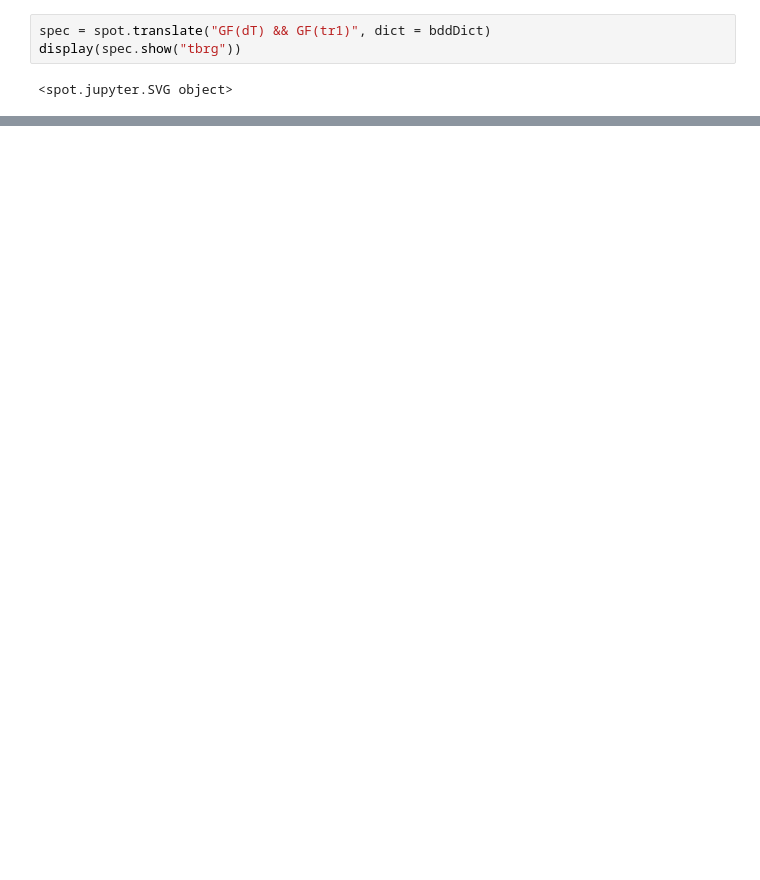
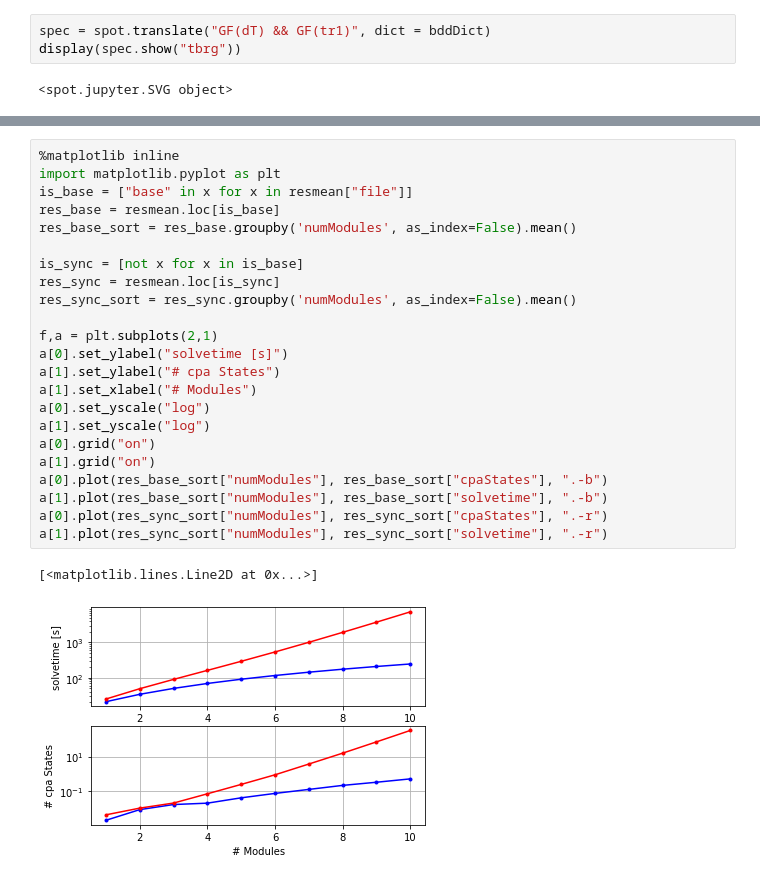
Before and after one commit to PhilippSchlehuberCaissier/wspot, a Jupyter notebook: code/energy_buechi_bench.ipynb, the cells around one changed output, grey strips where cells are left out. Drawn from its saved outputs; the diff is of its cells as text; blank space fills up the shorter version.

```diff
--- a/code/energy_buechi_bench.ipynb
+++ b/code/energy_buechi_bench.ipynb
@@ -231,3 +224,29 @@ resmean
+# %%
+%matplotlib inline
+import matplotlib.pyplot as plt
+is_base = ["base" in x for x in resmean["file"]]
+res_base = resmean.loc[is_base]
+res_base_sort = res_base.groupby('numModules', as_index=False).mean()
+
+is_sync = [not x for x in is_base]
+res_sync = resmean.loc[is_sync]
+res_sync_sort = res_sync.groupby('numModules', as_index=False).mean()
+
+f,a = plt.subplots(2,1)
+a[0].set_ylabel("solvetime [s]")
+a[1].set_ylabel("# cpa States")
+a[1].set_xlabel("# Modules")
+a[0].set_yscale("log")
+a[1].set_yscale("log")
+a[0].grid("on")
+a[1].grid("on")
+a[0].plot(res_base_sort["numModules"], res_base_sort["cpaStates"], ".-b")
+a[1].plot(res_base_sort["numModules"], res_base_sort["solvetime"], ".-b")
+a[0].plot(res_sync_sort["numModules"], res_sync_sort["cpaStates"], ".-r")
+a[1].plot(res_sync_sort["numModules"], res_sync_sort["solvetime"], ".-r")
+# %% [output]
+[<matplotlib.lines.Line2D at 0x...>]
+[figure, added]
 # %%
 # Create table
 print(resmean.keys())
```
Also changed, not shown: parts of 14 cells of this notebook, 6 other files.
